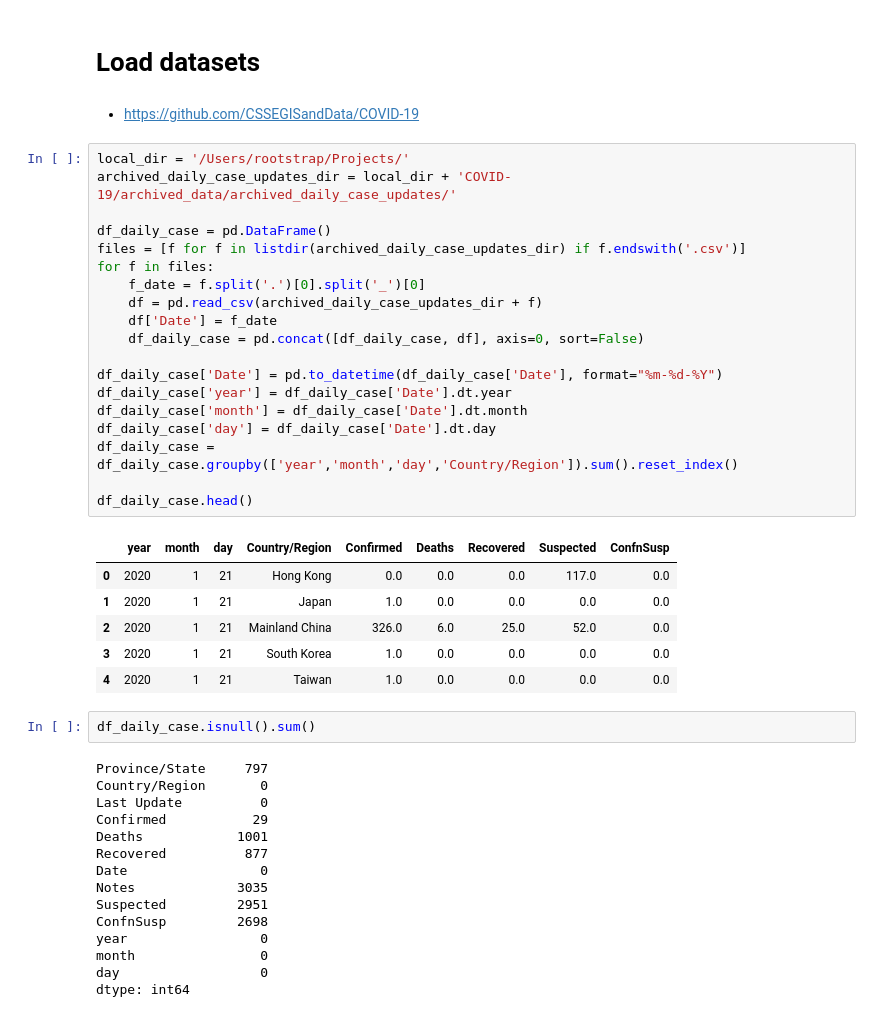
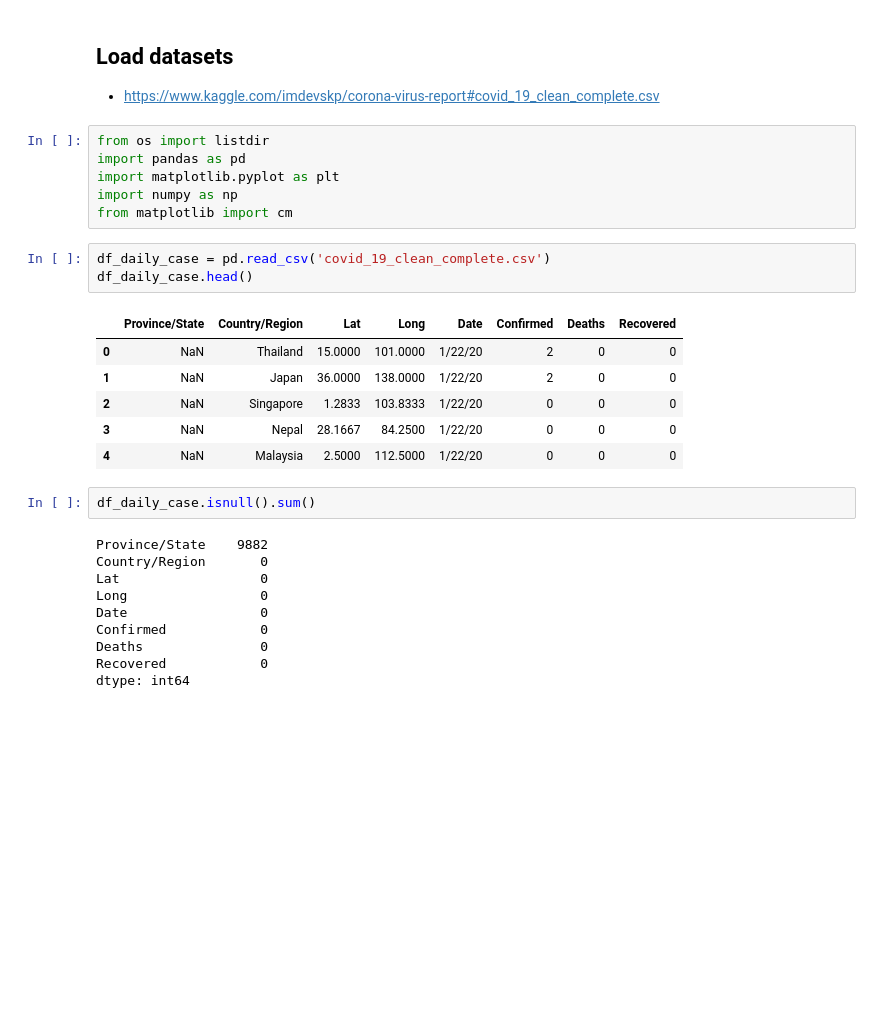
Before and after one commit to rootstrap/coronavirus-analysis, a Jupyter notebook: Coronavirus.ipynb, the cells around one changed output. Cells and saved outputs as stored; diff of their text form; blank space fills up the shorter version.

```diff
--- a/Coronavirus.ipynb
+++ b/Coronavirus.ipynb
@@ -4,47 +1,31 @@ from os import listdir
-# %% [markdown]
-# Load datasets
-# %% [markdown]
-- https://github.com/CSSEGISandData/COVID-19
-# %%
-local_dir = '/Users/rootstrap/Projects/'
-archived_daily_case_updates_dir = local_dir + 'COVID-19/archived_data/archived_daily_case_updates/'
-
-df_daily_case = pd.DataFrame()
-files = [f for f in listdir(archived_daily_case_updates_dir) if f.endswith('.csv')]
-for f in files:
-    f_date = f.split('.')[0].split('_')[0]
-    df = pd.read_csv(archived_daily_case_updates_dir + f)
-    df['Date'] = f_date
-    df_daily_case = pd.concat([df_daily_case, df], axis=0, sort=False)
-
-df_daily_case['Date'] = pd.to_datetime(df_daily_case['Date'], format="%m-%d-%Y")
-df_daily_case['year'] = df_daily_case['Date'].dt.year
-df_daily_case['month'] = df_daily_case['Date'].dt.month
-df_daily_case['day'] = df_daily_case['Date'].dt.day
-df_daily_case = df_daily_case.groupby(['year','month','day','Country/Region']).sum().reset_index()
-
-df_daily_case.head()
-# %% [output]
-|  | year | month | day | Country/Region | Confirmed | Deaths | Recovered | Suspected | ConfnSusp |
-| 0 | 2020 | 1 | 21 | Hong Kong | 0.0 | 0.0 | 0.0 | 117.0 | 0.0 |
-| 1 | 2020 | 1 | 21 | Japan | 1.0 | 0.0 | 0.0 | 0.0 | 0.0 |
-| 2 | 2020 | 1 | 21 | Mainland China | 326.0 | 6.0 | 25.0 | 52.0 | 0.0 |
-| 3 | 2020 | 1 | 21 | South Korea | 1.0 | 0.0 | 0.0 | 0.0 | 0.0 |
-| 4 | 2020 | 1 | 21 | Taiwan | 1.0 | 0.0 | 0.0 | 0.0 | 0.0 |
+# %% [markdown]
+## Load datasets
+- https://www.kaggle.com/imdevskp/corona-virus-report#covid_19_clean_complete.csv
+# %%
+from os import listdir
+import pandas as pd
+import matplotlib.pyplot as plt
+import numpy as np
+from matplotlib import cm
+# %%
+df_daily_case = pd.read_csv('covid_19_clean_complete.csv')
+df_daily_case.head()
+# %% [output]
+|  | Province/State | Country/Region | Lat | Long | Date | Confirmed | Deaths | Recovered |
+| 0 | NaN | Thailand | 15.0000 | 101.0000 | 1/22/20 | 2 | 0 | 0 |
+| 1 | NaN | Japan | 36.0000 | 138.0000 | 1/22/20 | 2 | 0 | 0 |
+| 2 | NaN | Singapore | 1.2833 | 103.8333 | 1/22/20 | 0 | 0 | 0 |
+| 3 | NaN | Nepal | 28.1667 | 84.2500 | 1/22/20 | 0 | 0 | 0 |
+| 4 | NaN | Malaysia | 2.5000 | 112.5000 | 1/22/20 | 0 | 0 | 0 |
 # %%
 df_daily_case.isnull().sum()
 # %% [output]
-Province/State     797
+Province/State    9882
 Country/Region       0
-Last Update          0
-Confirmed           29
-Deaths            1001
-Recovered          877
+Lat                  0
+Long                 0
 Date                 0
-Notes             3035
-Suspected         2951
-ConfnSusp         2698
-year                 0
-month                0
-day                  0
+Confirmed            0
+Deaths               0
+Recovered            0
 dtype: int64
```
Also changed, not shown: parts of 9 cells of this notebook, 6 other files.
